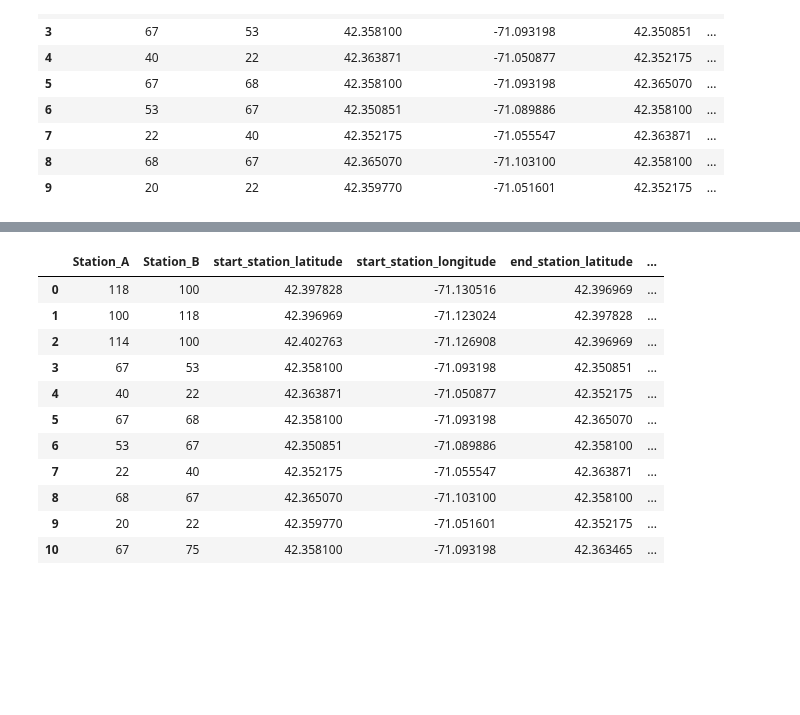
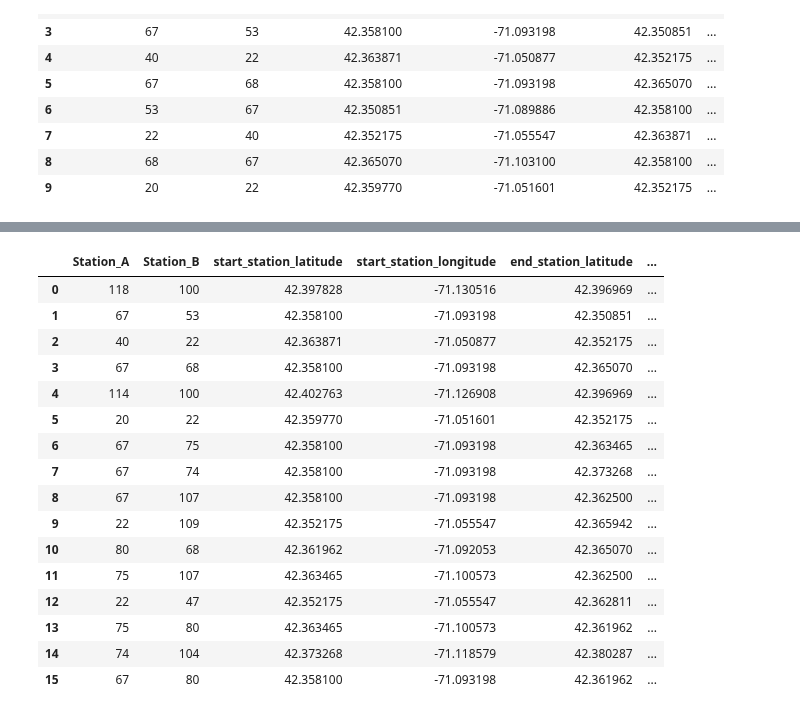
Before and after one commit to RavenRudi/AA_Group16, a Jupyter notebook: geographical_demand.ipynb, the cells around one changed output, grey strips where cells are left out. Drawn from its saved outputs; the diff is of its cells as text; code cells hidden in the pictures; blank space fills up the shorter version.

Commit message:
top trips maps aktualisiert

```diff
--- a/geographical_demand.ipynb
+++ b/geographical_demand.ipynb
@@ -140,24 +149,3 @@ df_trips.head(10)
 | 7 | 22 | 40 | 42.352175 | -71.055547 | 42.363871 | ... |
 | 8 | 68 | 67 | 42.365070 | -71.103100 | 42.358100 | ... |
 | 9 | 20 | 22 | 42.359770 | -71.051601 | 42.352175 | ... |
-# %%
-
-avg_lat = df_trips['start_station_latitude'].mean()
-avg_long = df_trips['start_station_longitude'].mean()
-
-m = folium.Map(location=[avg_lat, avg_long], zoom_start=15)
-
-points = []
-
-df_top_trips = df_trips.head(10)
-
-
-for i in range(0,len(df_top_trips)):
-    points.append([df_top_trips.iloc[i]['start_station_latitude'],df_top_trips.iloc[i]['start_station_longitude']])
-    points.append([df_top_trips.iloc[i]['end_station_latitude'],df_top_trips.iloc[i]['end_station_longitude']])
-    folium.PolyLine(points, color="red", weight=2.5, opacity=1).add_to(m)
-    folium.Marker([df_top_trips.iloc[i]['start_station_latitude'],df_top_trips.iloc[i]['start_station_longitude']],popup=(df_top_trips.iloc[i]['start_station_id'], df_top_trips.iloc[i]['count_trips' ]), icon = folium.Icon(color='green',prefix='fa', icon='bicycle')).add_to(m)
-    folium.Marker([df_top_trips.iloc[i]['end_station_latitude'],df_top_trips.iloc[i]['end_station_longitude']],popup=(df_top_trips.iloc[i]['end_station_id'], df_top_trips.iloc[i]['count_trips' ]), icon = folium.Icon(color='red',prefix='fa', icon='bicycle')).add_to(m)
-    points = [] #if points is not reseted then each station will be connected with every other station in array
-
-m
@@ -166,34 +152,39 @@ m
 # %%
 df_top_trips = df_trips.head(47).copy() #most common trips ignoring direction of trip, filter is 47 as we only use values above 1000
 
 for j in range(0, len(df_top_trips)):
     if j < len(df_top_trips):
         for i in range (0, len(df_top_trips)):
             if i < len(df_top_trips):
-                if df_top_trips.at[j,'start_station_id'] == df_top_trips.at[i, 'end_station_id'] and df_top_trips.at[i,'start_station_id'] == df_top_trips.at[j, 'end_station_id']:
+                if df_top_trips.at[j,'start_station_id'] == int(df_top_trips.at[i, 'end_station_id']) and df_top_trips.at[i,'start_station_id'] == int(df_top_trips.at[j, 'end_station_id']):
                     df_top_trips.at[j, 'count_trips'] = df_top_trips.at[i, 'count_trips'] + df_top_trips.at[j, 'count_trips']
                     df_top_trips = df_top_trips.drop(i)
-                df_top_trips.index = range(0, len(df_top_trips))
+                    df_top_trips.index = range(0, len(df_top_trips))
 
 
 df_top_trips = df_top_trips.sort_values('count_trips', ascending = False)
 df_top_trips.index = range(0, len(df_top_trips))
 df_top_trips = df_top_trips.rename(columns = {'start_station_id' : 'Station_A', 'end_station_id' : 'Station_B'})
-df_top_trips = df_top_trips.head(11) #above 2300 total trips and close to top 10
+df_top_trips = df_top_trips.head(16) #big gap between 16 and 17 from over 2100 to 1300
 df_top_trips
 # %% [output]
 |  | Station_A | Station_B | start_station_latitude | start_station_longitude | end_station_latitude | ... |
 | 0 | 118 | 100 | 42.397828 | -71.130516 | 42.396969 | ... |
-| 1 | 100 | 118 | 42.396969 | -71.123024 | 42.397828 | ... |
-| 2 | 114 | 100 | 42.402763 | -71.126908 | 42.396969 | ... |
-| 3 | 67 | 53 | 42.358100 | -71.093198 | 42.350851 | ... |
-| 4 | 40 | 22 | 42.363871 | -71.050877 | 42.352175 | ... |
-| 5 | 67 | 68 | 42.358100 | -71.093198 | 42.365070 | ... |
-| 6 | 53 | 67 | 42.350851 | -71.089886 | 42.358100 | ... |
-| 7 | 22 | 40 | 42.352175 | -71.055547 | 42.363871 | ... |
-| 8 | 68 | 67 | 42.365070 | -71.103100 | 42.358100 | ... |
-| 9 | 20 | 22 | 42.359770 | -71.051601 | 42.352175 | ... |
-| 10 | 67 | 75 | 42.358100 | -71.093198 | 42.363465 | ... |
+| 1 | 67 | 53 | 42.358100 | -71.093198 | 42.350851 | ... |
+| 2 | 40 | 22 | 42.363871 | -71.050877 | 42.352175 | ... |
+| 3 | 67 | 68 | 42.358100 | -71.093198 | 42.365070 | ... |
+| 4 | 114 | 100 | 42.402763 | -71.126908 | 42.396969 | ... |
+| 5 | 20 | 22 | 42.359770 | -71.051601 | 42.352175 | ... |
+| 6 | 67 | 75 | 42.358100 | -71.093198 | 42.363465 | ... |
+| 7 | 67 | 74 | 42.358100 | -71.093198 | 42.373268 | ... |
+| 8 | 67 | 107 | 42.358100 | -71.093198 | 42.362500 | ... |
+| 9 | 22 | 109 | 42.352175 | -71.055547 | 42.365942 | ... |
+| 10 | 80 | 68 | 42.361962 | -71.092053 | 42.365070 | ... |
+| 11 | 75 | 107 | 42.363465 | -71.100573 | 42.362500 | ... |
+| 12 | 22 | 47 | 42.352175 | -71.055547 | 42.362811 | ... |
+| 13 | 75 | 80 | 42.363465 | -71.100573 | 42.361962 | ... |
+| 14 | 74 | 104 | 42.373268 | -71.118579 | 42.380287 | ... |
+| 15 | 67 | 80 | 42.358100 | -71.093198 | 42.361962 | ... |
 # %%
 #mapping the top trips
 
```
Also changed, not shown: parts of 3 cells of this notebook.
